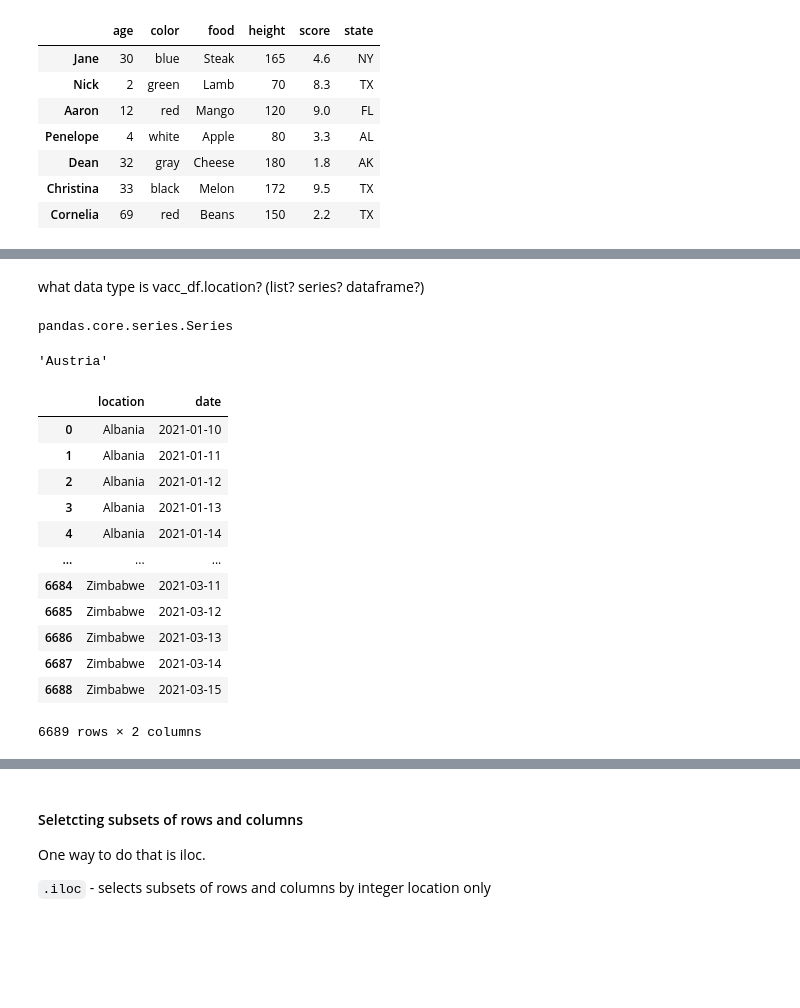
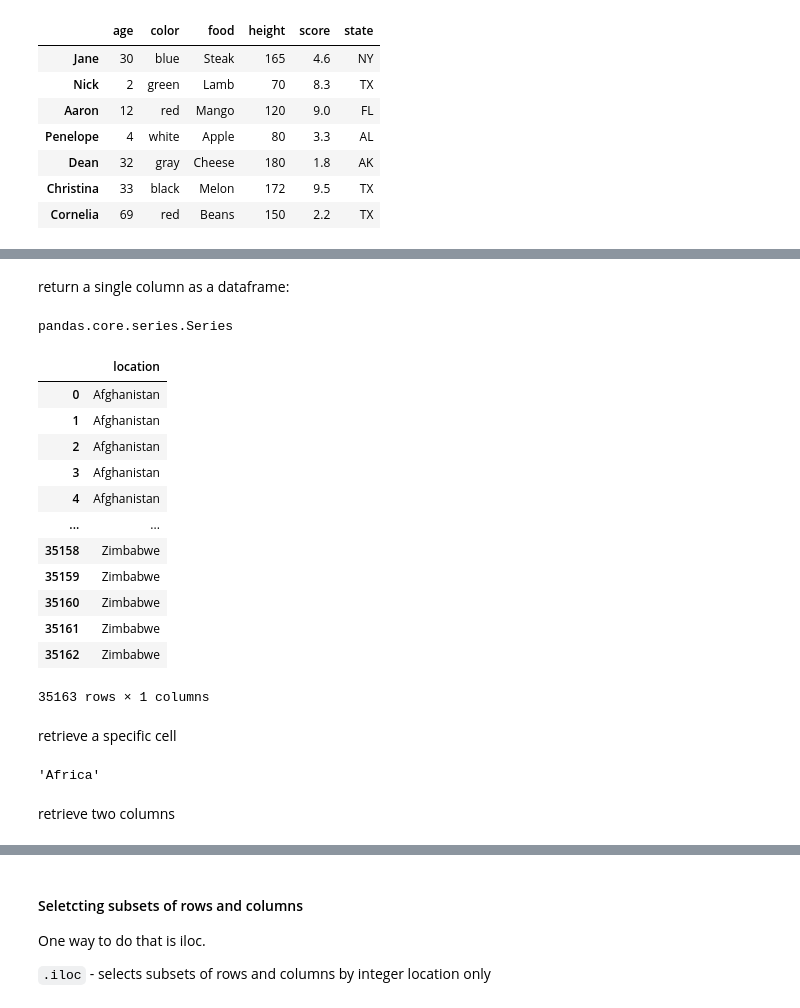
Before and after one commit to nlihin/data-analytics, a Jupyter notebook: unit2.ipynb, the cells around one changed output, grey strips where cells are left out. Saved outputs shown, nothing was run; the diff lists cells and outputs as text; code cells hidden in the pictures; blank space fills up the shorter version.

```diff
--- a/unit2.ipynb
+++ b/unit2.ipynb
@@ -183,28 +253,30 @@ note: using the `.` notation is possible only for columns whose names do not con
-# %% [markdown]
-what data type is vacc_df.location? (list? series? dataframe?)
+# %% [markdown]
+return a single column as a dataframe:
 # %%
 type(vacc_df.location)
 # %% [output]
 pandas.core.series.Series
-# %%
-#retrieve a specific cell
-vacc_df.location[333]
-# %% [output]
-'Austria'
-# %%
-#retrieve two columns
-vacc_df[['location','date']]
-# %% [output]
-|  | location | date |
-| 0 | Albania | 2021-01-10 |
-| 1 | Albania | 2021-01-11 |
-| 2 | Albania | 2021-01-12 |
-| 3 | Albania | 2021-01-13 |
-| 4 | Albania | 2021-01-14 |
-| ... | ... | ... |
-| 6684 | Zimbabwe | 2021-03-11 |
-| 6685 | Zimbabwe | 2021-03-12 |
-| 6686 | Zimbabwe | 2021-03-13 |
-| 6687 | Zimbabwe | 2021-03-14 |
-| 6688 | Zimbabwe | 2021-03-15 |
-6689 rows × 2 columns
+# %%
+vacc_df[['location']]
+# %% [output]
+|  | location |
+| 0 | Afghanistan |
+| 1 | Afghanistan |
+| 2 | Afghanistan |
+| 3 | Afghanistan |
+| 4 | Afghanistan |
+| ... | ... |
+| 35158 | Zimbabwe |
+| 35159 | Zimbabwe |
+| 35160 | Zimbabwe |
+| 35161 | Zimbabwe |
+| 35162 | Zimbabwe |
+35163 rows × 1 columns
+# %% [markdown]
+retrieve a specific cell
+# %%
+vacc_df.location[333]
+# %% [output]
+'Africa'
+# %% [markdown]
+retrieve two columns
```
Also changed, not shown: parts of 47 cells of this notebook, 1 other file.
